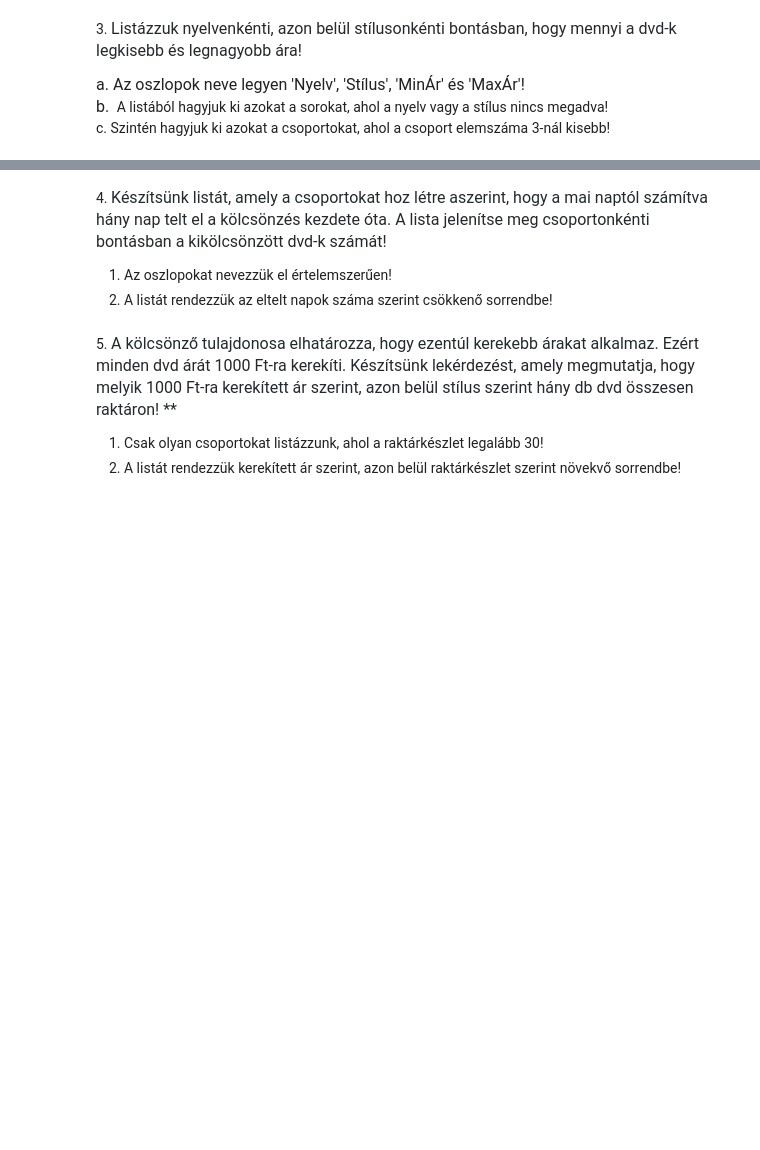
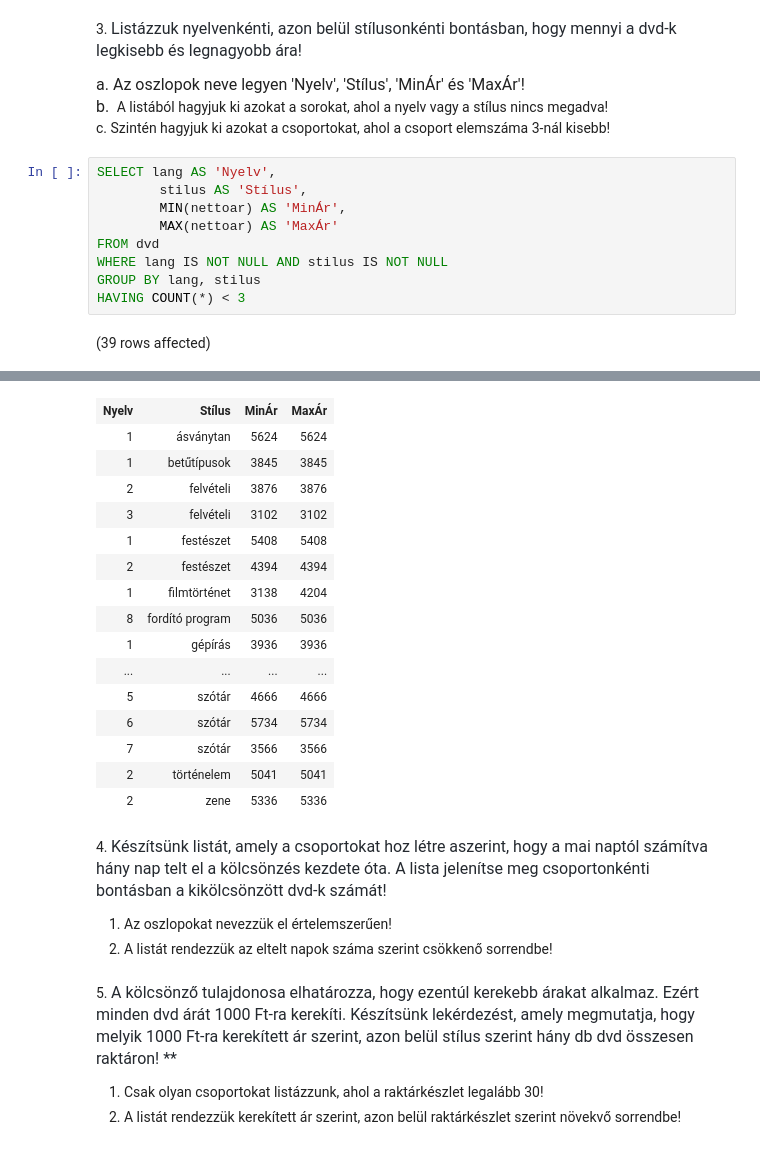
Before and after one commit to snwCat/adatbazisok, a Jupyter notebook: gyakorlat02_feladatok .ipynb, the cells around one changed output, grey strips where cells are left out. Cells and saved outputs as stored; diff of their text form; blank space fills up the shorter version.

```diff
--- a/gyakorlat02_feladatok .ipynb
+++ b/gyakorlat02_feladatok .ipynb
@@ -26,3 +53,14 @@ Total execution time: 00:00:00.038
 
 <span style="font-size: 16px;">a. Az oszlopok neve legyen 'Nyelv', 'Stílus', 'MinÁr' és 'MaxÁr'!<br>b.&nbsp;</span> A listából hagyjuk ki azokat a sorokat, ahol a nyelv vagy a stílus nincs megadva!
 c. Szintén hagyjuk ki azokat a csoportokat, ahol a csoport elemszáma 3-nál kisebb!
+# %%
+SELECT lang AS 'Nyelv',
+        stilus AS 'Stílus',
+        MIN(nettoar) AS 'MinÁr',
+        MAX(nettoar) AS 'MaxÁr'
+FROM dvd
+WHERE lang IS NOT NULL AND stilus IS NOT NULL
+GROUP BY lang, stilus
+HAVING COUNT(*) < 3
+# %% [output]
+(39 rows affected)
@@ -29,3 +68,19 @@ c. Szintén hagyjuk ki azokat a csoportokat, ahol a csoport elemszáma 3-nál ki
+| Nyelv | Stílus | MinÁr | MaxÁr |
+| 1 | ásványtan | 5624 | 5624 |
+| 1 | betűtípusok | 3845 | 3845 |
+| 2 | felvételi | 3876 | 3876 |
+| 3 | felvételi | 3102 | 3102 |
+| 1 | festészet | 5408 | 5408 |
+| 2 | festészet | 4394 | 4394 |
+| 1 | filmtörténet | 3138 | 4204 |
+| 8 | fordító program | 5036 | 5036 |
+| 1 | gépírás | 3936 | 3936 |
+| ... | ... | ... | ... |
+| 5 | szótár | 4666 | 4666 |
+| 6 | szótár | 5734 | 5734 |
+| 7 | szótár | 3566 | 3566 |
+| 2 | történelem | 5041 | 5041 |
+| 2 | zene | 5336 | 5336 |
 # %% [markdown]
 4. <span style="color: rgb(36, 41, 47); font-family: -apple-system, BlinkMacSystemFont, &quot;Segoe UI&quot;, Helvetica, Arial, sans-serif, &quot;Apple Color Emoji&quot;, &quot;Segoe UI Emoji&quot;; font-size: 16px;">Készítsünk listát, amely a csoportokat hoz létre aszerint, hogy a mai naptól számítva hány nap telt el a kölcsönzés kezdete óta. A lista jelenítse meg csoportonkénti bontásban a kikölcsönzött dvd-k számát!</span>
 
```
Also changed, not shown: parts of 2 cells of this notebook.
